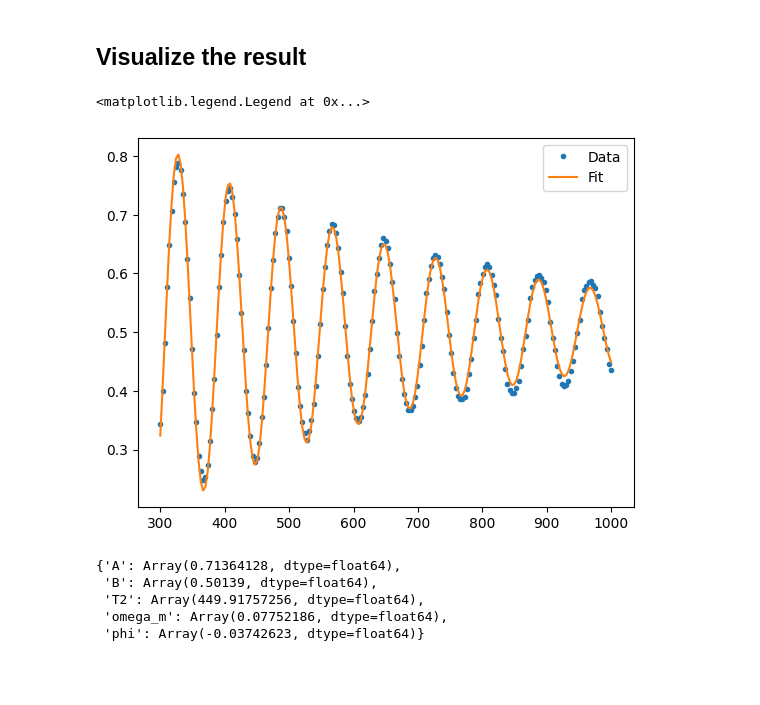
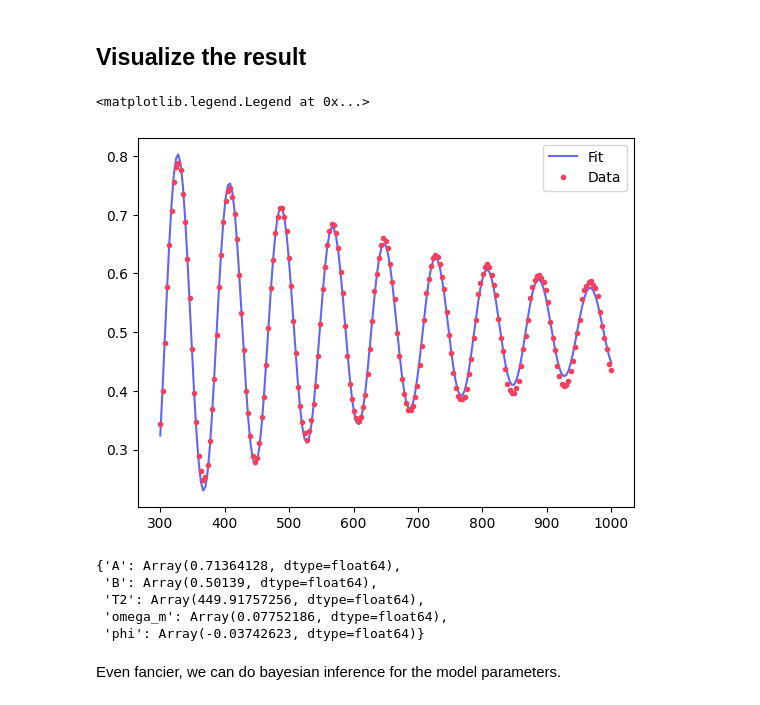
Before and after one commit to PorametPat/inspeqtor, a Jupyter notebook: docs/tutorials/tutorial_0005_ramsey_experiment.ipynb, the cells around one changed output. Cells and saved outputs as stored; diff of their text form; code cells hidden in the pictures; blank space fills up the shorter version.

```diff
--- a/docs/tutorials/tutorial_0005_ramsey_experiment.ipynb
+++ b/docs/tutorials/tutorial_0005_ramsey_experiment.ipynb
@@ -60,7 +60,7 @@ class DelayedX(sq.control.BaseControl):
         )
 
 
-total_dt = 1000  # Does not matter in the example
+total_dt = 1000
 dt = 0.5
 
 qubit_info = sq.data.library.get_mock_qubit_information()
@@ -84,7 +84,7 @@ ctrl_seq = sq.control.ControlSequence(
     },
     total_dt=total_dt,
 )
-ravel_fn, unravel_fn = sq.control.ravel_unravel_fn(ctrl_seq)
+ravel_fn, unravel_fn = sq.control.ravel_unravel_fn(ctrl_seq.get_structure())
 # %% [markdown]
 We can visualize our lovely pulse sequence as usual.
 # %%
@@ -95,7 +95,7 @@ param: dict[str, sq.control.ParametersDictType] = {
     "end": {"t": jnp.array(total_dt)},
 }
 
-t_eval = jnp.linspace(0, total_dt, 1000)
+t_eval = jnp.linspace(0, total_dt, total_dt + 1)
 waveform = jax.vmap(ctrl_seq.get_envelope(param))(t_eval)
 fig, ax = plt.subplots()
 sq.utils.plot_control_envelope(waveform, t_eval, ax)
@@ -257,6 +248,8 @@ config = sq.data.ExperimentConfiguration(
     sample_size=sample_size,
 )
 
+print(config)
+
 param_df = pl.DataFrame(
     jax.tree.map(lambda x: np.array(x), flatten_dict(t_evals, sep="/"))
 ).with_row_index("parameter_id")
@@ -268,6 +261,10 @@ obs_df = pl.DataFrame(
     )
 ).with_row_index("parameter_id")
 
-exp_data = sq.data.ExperimentalData(config, param_df, obs_df)
+exp_data = sq.data.ExperimentalData(
+    config,
+    observed_dataframe=obs_df,
+    parameter_dataframe=param_df,
+)
 exp_data.observed_dataframe.join(exp_data.parameter_dataframe, on="parameter_id")
 # %% [output]
@@ -384,22 +398,26 @@ unravel_fn2(res.x)
 # %% [markdown]
 ## Visualize the result
 # %%
+
+plt.plot(
+    t_range,
+    fited,
+    label="Fit",
+    color=sq.utils.colors.blue
+)
+
 plt.plot(
     t_range,
     sq.utils.expectation_value_to_prob_minus(expval_z),
     ".",
     label="Data",
-)
-plt.plot(
-    t_range,
-    fited,
-    label="Fit",
+    color=sq.utils.colors.red
 )
 
 plt.legend()
 # %% [output]
 <matplotlib.legend.Legend at 0x...>
-[figure, old version]
+[figure, new version]
 # %%
 optimized_param
 # %% [output]
@@ -408,3 +426,5 @@ optimized_param
  'T2': Array(449.91757256, dtype=float64),
  'omega_m': Array(0.07752186, dtype=float64),
  'phi': Array(-0.03742623, dtype=float64)}
+# %% [markdown]
+Even fancier, we can do bayesian inference for the model parameters.
```
Also changed, not shown: parts of 8 cells of this notebook, 25 other files.
